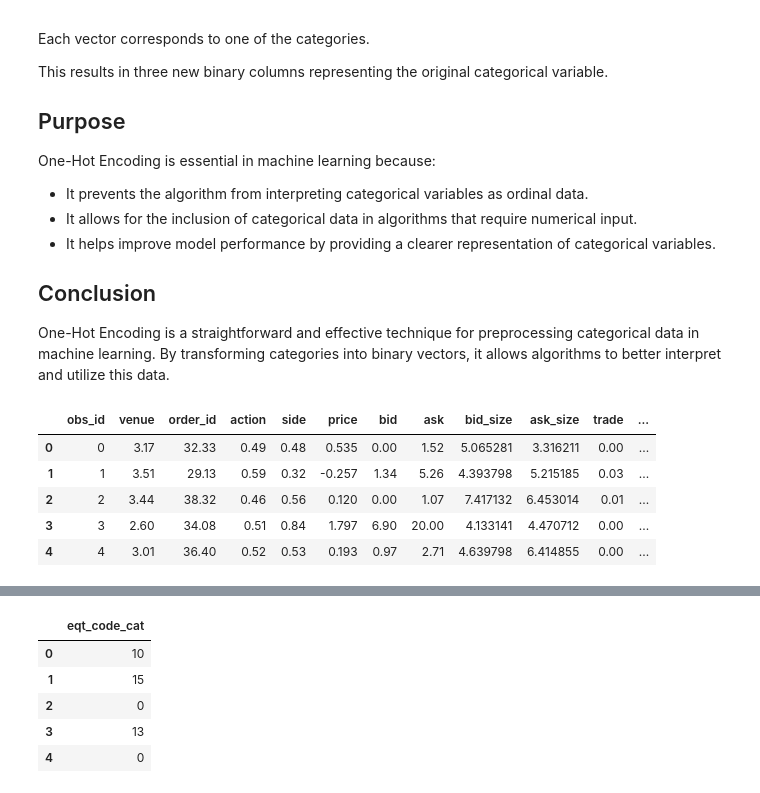
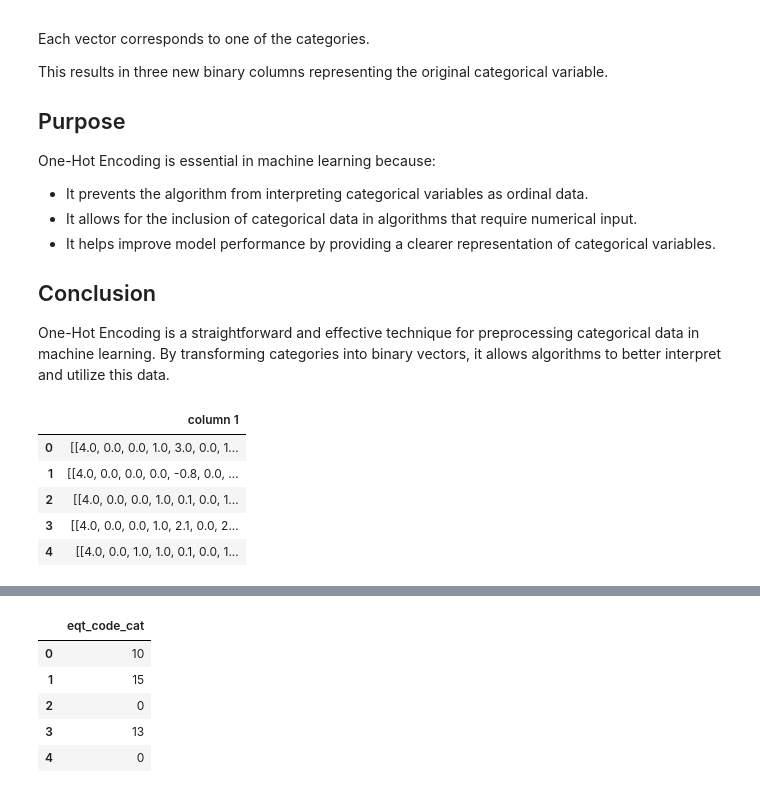
Before and after one commit to ElouanBahri/Predicting_crypto_prices, a Jupyter notebook: src/notebooks/first_model.ipynb, the cells around one changed output, grey strips where cells are left out. Cells and saved outputs as stored; diff of their text form; code cells hidden in the pictures.

```diff
--- a/src/notebooks/first_model.ipynb
+++ b/src/notebooks/first_model.ipynb
@@ -54,13 +54,14 @@ One-Hot Encoding is essential in machine learning because:
 
 ## Conclusion
 One-Hot Encoding is a straightforward and effective technique for preprocessing categorical data in machine learning. By transforming categories into binary vectors, it allows algorithms to better interpret and utilize this data.
-# %%
-X = change_X_data_1(X)
-X.head()
-# %% [output]
-|  | obs_id | venue | order_id | action | side | price | bid | ask | bid_size | ask_size | trade | ... |
-| 0 | 0 | 3.17 | 32.33 | 0.49 | 0.48 | 0.535 | 0.00 | 1.52 | 5.065281 | 3.316211 | 0.00 | ... |
-| 1 | 1 | 3.51 | 29.13 | 0.59 | 0.32 | -0.257 | 1.34 | 5.26 | 4.393798 | 5.215185 | 0.03 | ... |
-| 2 | 2 | 3.44 | 38.32 | 0.46 | 0.56 | 0.120 | 0.00 | 1.07 | 7.417132 | 6.453014 | 0.01 | ... |
-| 3 | 3 | 2.60 | 34.08 | 0.51 | 0.84 | 1.797 | 6.90 | 20.00 | 4.133141 | 4.470712 | 0.00 | ... |
-| 4 | 4 | 3.01 | 36.40 | 0.52 | 0.53 | 0.193 | 0.97 | 2.71 | 4.639798 | 6.414855 | 0.00 | ... |
+# %%
+X2 = change_X_data_2(X)
+# %%
+X2.head()
+# %% [output]
+|  | column 1 |
+| 0 | [[4.0, 0.0, 0.0, 1.0, 3.0, 0.0, 1... |
+| 1 | [[4.0, 0.0, 0.0, 0.0, -0.8, 0.0, ... |
+| 2 | [[4.0, 0.0, 0.0, 1.0, 0.1, 0.0, 1... |
+| 3 | [[4.0, 0.0, 0.0, 1.0, 2.1, 0.0, 2... |
+| 4 | [[4.0, 0.0, 1.0, 1.0, 0.1, 0.0, 1... |
```
Also changed, not shown: parts of 38 cells of this notebook.
